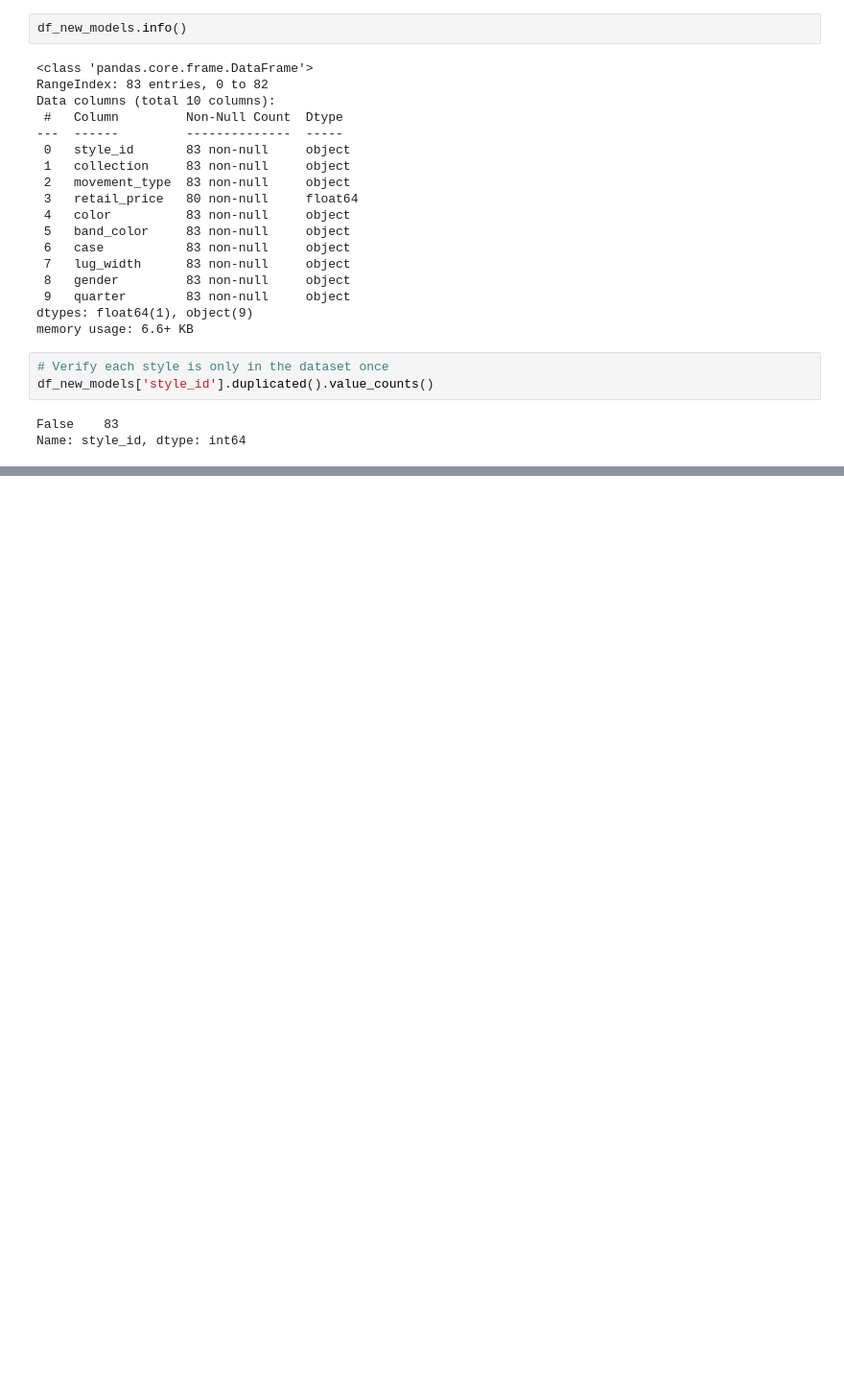
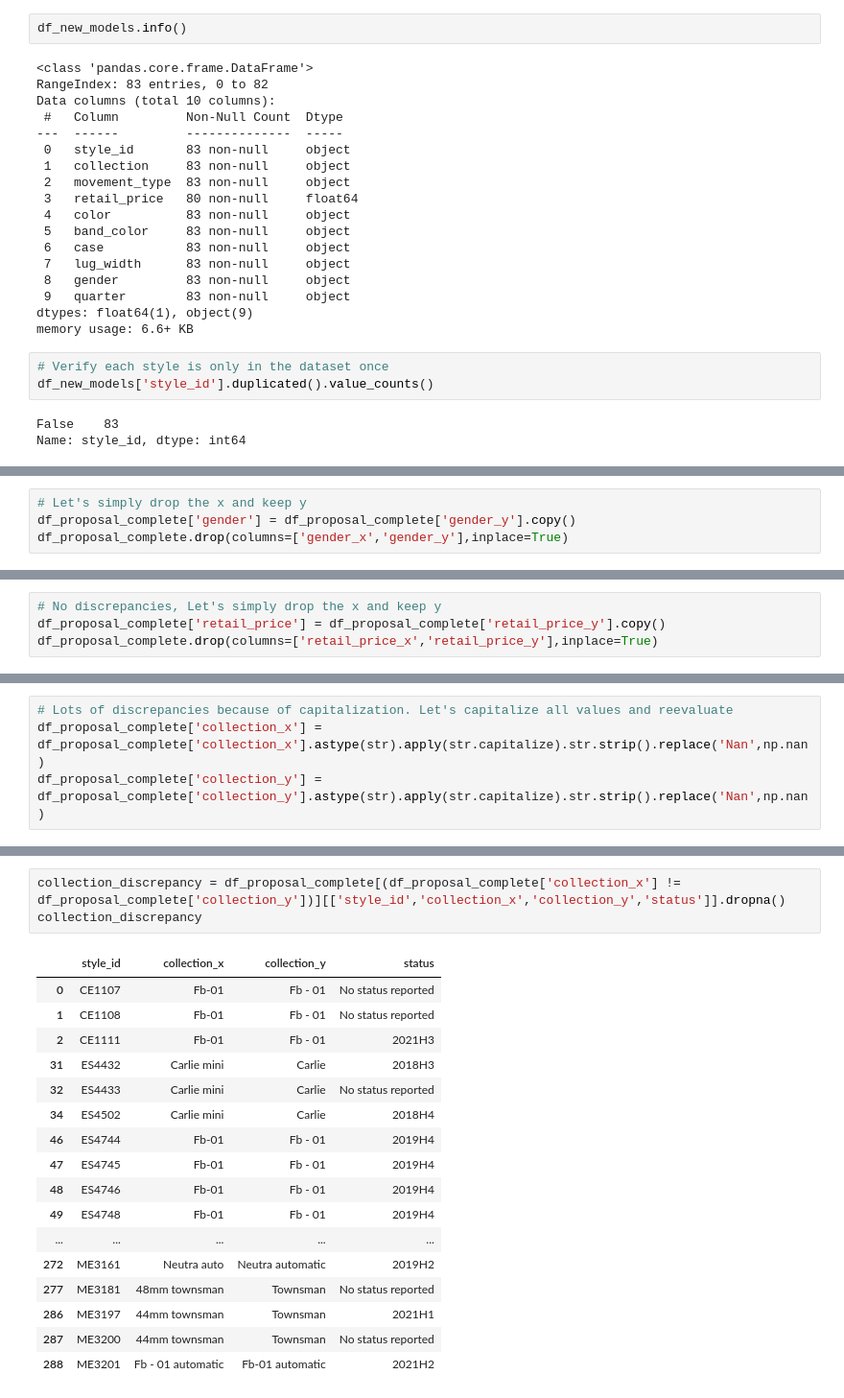
Before and after one commit to vmorenocosta/project-capstone-watch-sales, a Jupyter notebook: code/01_data_cleaning.ipynb, the cells around one changed output, grey strips where cells are left out. Shown at 96% size. Drawn from its saved outputs; the diff is of its cells as text; blank space fills up the shorter version.

```diff
--- a/code/01_data_cleaning.ipynb
+++ b/code/01_data_cleaning.ipynb
@@ -1378,0 +1545,4 @@ Name: style_id, dtype: int64
+# %%
+# Let's simply drop the x and keep y
+df_proposal_complete['gender'] = df_proposal_complete['gender_y'].copy()
+df_proposal_complete.drop(columns=['gender_x','gender_y'],inplace=True)
@@ -1378,0 +1566,4 @@ Name: style_id, dtype: int64
+# %%
+# No discrepancies, Let's simply drop the x and keep y
+df_proposal_complete['retail_price'] = df_proposal_complete['retail_price_y'].copy()
+df_proposal_complete.drop(columns=['retail_price_x','retail_price_y'],inplace=True)
@@ -1378,0 +1582,4 @@ Name: style_id, dtype: int64
+# %%
+# Lots of discrepancies because of capitalization. Let's capitalize all values and reevaluate
+df_proposal_complete['collection_x'] = df_proposal_complete['collection_x'].astype(str).apply(str.capitalize).str.strip().replace('Nan',np.nan)
+df_proposal_complete['collection_y'] = df_proposal_complete['collection_y'].astype(str).apply(str.capitalize).str.strip().replace('Nan',np.nan)
@@ -1378,0 +1597,21 @@ Name: style_id, dtype: int64
+# %%
+collection_discrepancy = df_proposal_complete[(df_proposal_complete['collection_x'] != df_proposal_complete['collection_y'])][['style_id','collection_x','collection_y','status']].dropna()
+collection_discrepancy
+# %% [output]
+|  | style_id | collection_x | collection_y | status |
+| 0 | CE1107 | Fb-01 | Fb - 01 | No status reported |
+| 1 | CE1108 | Fb-01 | Fb - 01 | No status reported |
+| 2 | CE1111 | Fb-01 | Fb - 01 | 2021H3 |
+| 31 | ES4432 | Carlie mini | Carlie | 2018H3 |
+| 32 | ES4433 | Carlie mini | Carlie | No status reported |
+| 34 | ES4502 | Carlie mini | Carlie | 2018H4 |
+| 46 | ES4744 | Fb-01 | Fb - 01 | 2019H4 |
+| 47 | ES4745 | Fb-01 | Fb - 01 | 2019H4 |
+| 48 | ES4746 | Fb-01 | Fb - 01 | 2019H4 |
+| 49 | ES4748 | Fb-01 | Fb - 01 | 2019H4 |
+| ... | ... | ... | ... | ... |
+| 272 | ME3161 | Neutra auto | Neutra automatic | 2019H2 |
+| 277 | ME3181 | 48mm townsman | Townsman | No status reported |
+| 286 | ME3197 | 44mm townsman | Townsman | 2021H1 |
+| 287 | ME3200 | 44mm townsman | Townsman | No status reported |
+| 288 | ME3201 | Fb - 01 automatic | Fb-01 automatic | 2021H2 |
```
Also changed, not shown: parts of 92 cells of this notebook, 7 other files.
